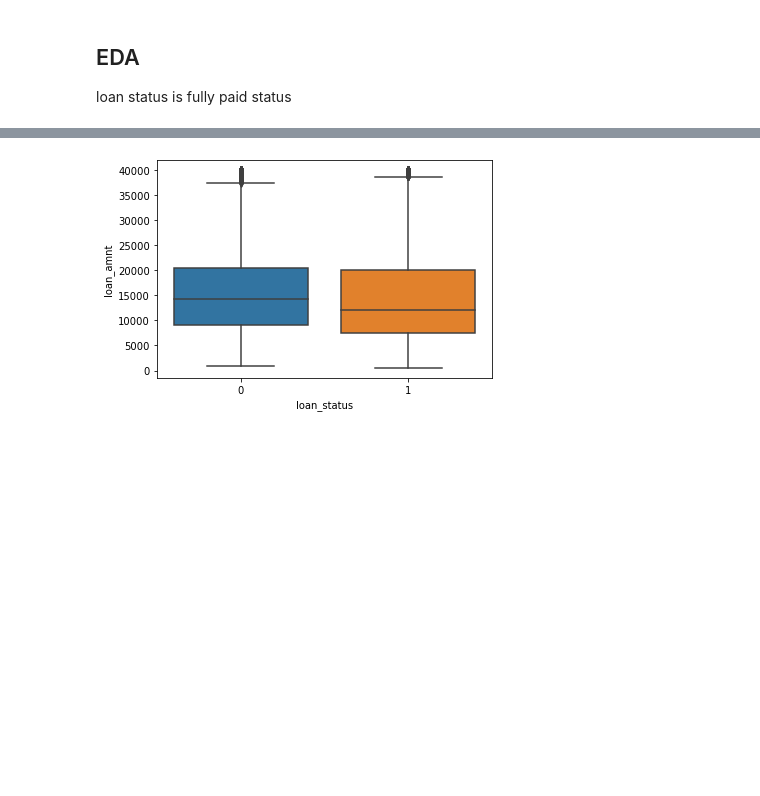
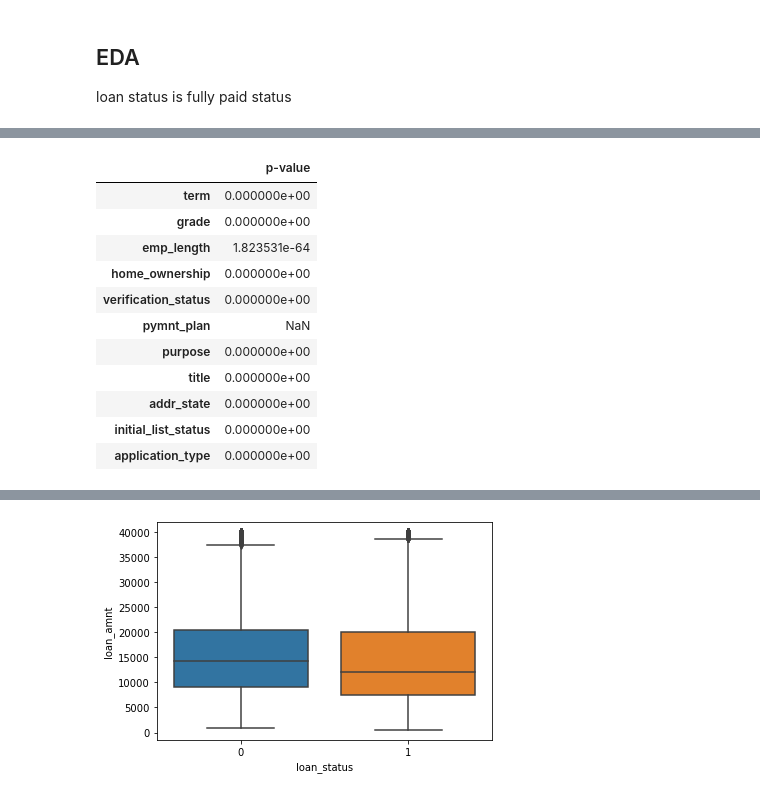
Before and after one commit to wlwlct/Loan-Default-Prediction, a Jupyter notebook: Default Loan Prediction.ipynb, the cells around one changed output, grey strips where cells are left out. Drawn from its saved outputs; the diff is of its cells as text; code cells hidden in the pictures; blank space fills up the shorter version.

```diff
--- a/Default Loan Prediction.ipynb
+++ b/Default Loan Prediction.ipynb
@@ -760,0 +809,16 @@ for col in accepted_cleaned.select_dtypes('object').columns:
+# %%
+cat_results
+pd.DataFrame.from_dict(cat_results, orient='index').rename(columns={0:'p-value'})
+# %% [output]
+|  | p-value |
+| term | 0.000000e+00 |
+| grade | 0.000000e+00 |
+| emp_length | 1.823531e-64 |
+| home_ownership | 0.000000e+00 |
+| verification_status | 0.000000e+00 |
+| pymnt_plan | NaN |
+| purpose | 0.000000e+00 |
+| title | 0.000000e+00 |
+| addr_state | 0.000000e+00 |
+| initial_list_status | 0.000000e+00 |
+| application_type | 0.000000e+00 |
```
Also changed, not shown: parts of 14 cells of this notebook, 6 other files.
